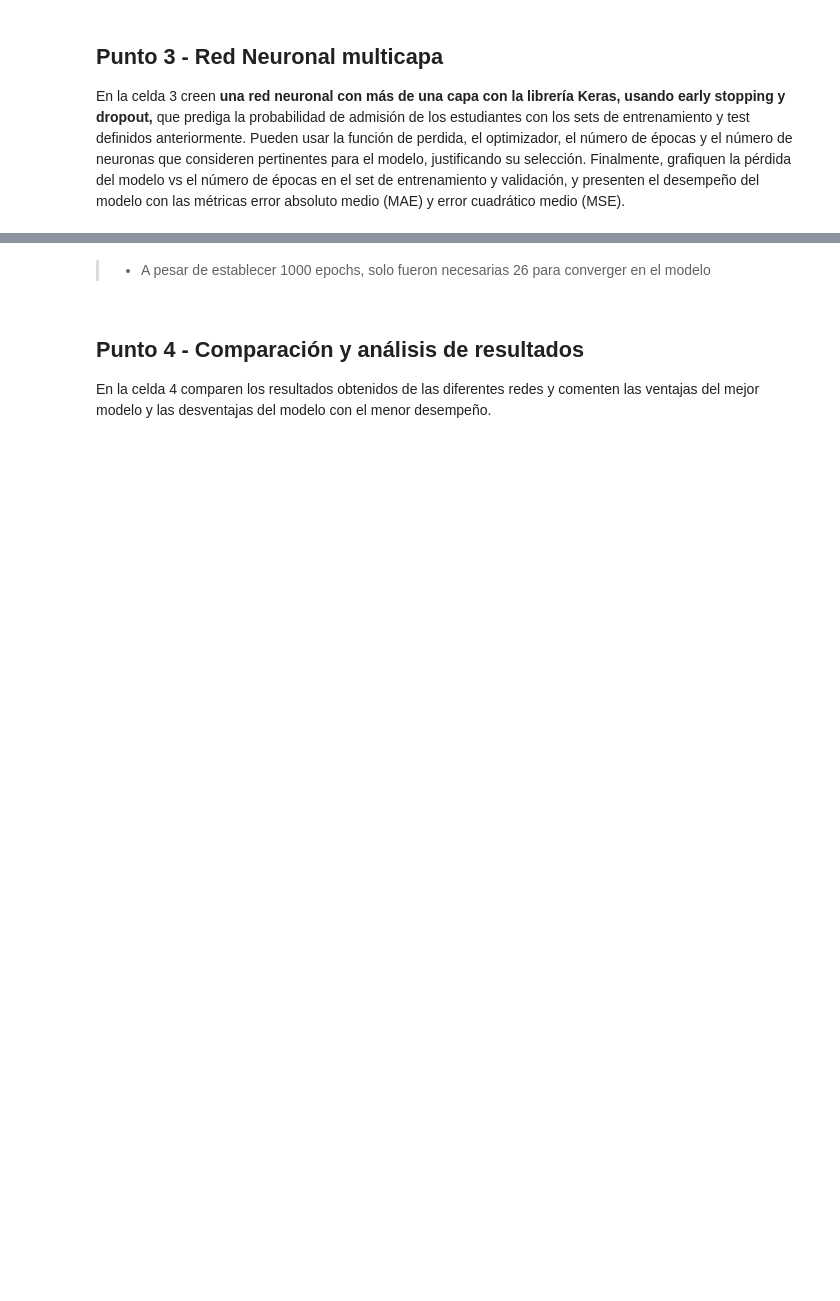
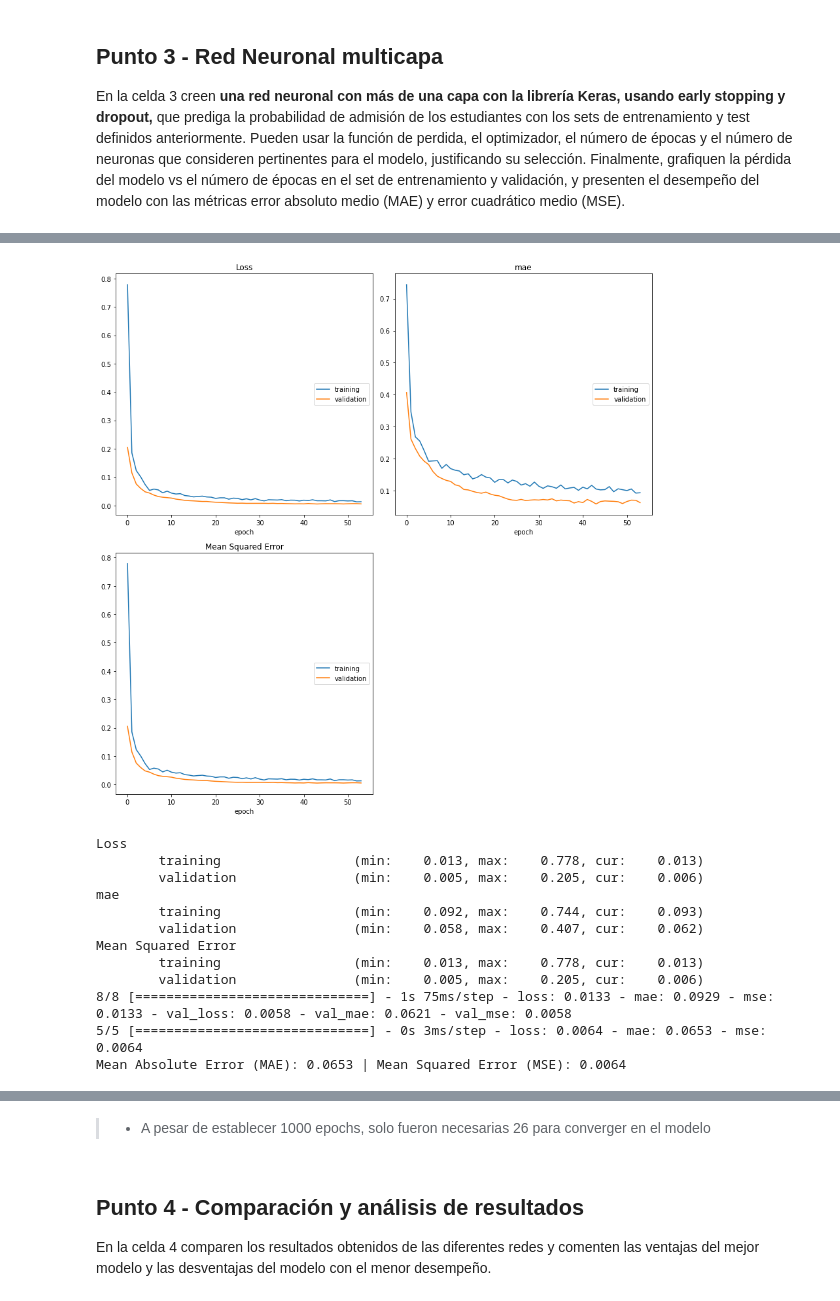
Before and after one commit to dayroncj/MIAD_ML_NLP_2023, a Jupyter notebook: Semana 6/S6TC1-Redes_Neuronales.ipynb, the cells around one changed output, grey strips where cells are left out. Cells and saved outputs as stored; diff of their text form; code cells hidden in the pictures; blank space fills up the shorter version.

```diff
--- a/Semana 6/S6TC1-Redes_Neuronales.ipynb
+++ b/Semana 6/S6TC1-Redes_Neuronales.ipynb
@@ -200,3 +284,46 @@ Mean Absolute Error (MAE): 0.0480 | Mean Squared Error (MSE): 0.0042
+# %%
+from tensorflow.keras.constraints import MaxNorm
+
+# Limpiamos la sesión para no ocupar tanta memoria
+K.clear_session()
+
+# Definimos una red neuronal con la función Sequential()
+model = Sequential()
+
+# Capa 1
+model.add(Dense(128, input_shape=(dims,), activation='relu', kernel_constraint=MaxNorm(3)))
+model.add(Dropout(0.2)) # https://machinelearningmastery.com/dropout-regularization-deep-learning-models-keras/
+
+# Capa 2
+model.add(Dense(64, activation='relu', kernel_constraint=MaxNorm(3)))
+model.add(Dropout(0.2)) #Mantuve el 20 % por lo mencionado en el enlace
+
+# Capa de salida
+model.add(Dense(output_var, activation='linear'))
+
+model.compile(optimizer='adam', loss='mean_squared_error', metrics=['mae', 'mse'])
+early_stop = EarlyStopping(monitor='val_loss', patience=10)
+
+# Entrenamos la red neuronal con 1000 épocas un batch zise de 32
+history = model.fit(xTrain, yTrain, batch_size=32, epochs=1000, validation_data=(xVal, yVal), callbacks=[PlotLossesKeras(), early_stop])
+
+# Evaluamos el desempeño del modelo
+loss, mae, mse = model.evaluate(xTest, yTest)
+print(f"Mean Absolute Error (MAE): {mae:.4f} | Mean Squared Error (MSE): {mse:.4f}")
+# %% [output]
+[figure, added]
+Loss
+        training                 (min:    0.013, max:    0.778, cur:    0.013)
+        validation               (min:    0.005, max:    0.205, cur:    0.006)
+mae
+        training                 (min:    0.092, max:    0.744, cur:    0.093)
+        validation               (min:    0.058, max:    0.407, cur:    0.062)
+Mean Squared Error
+        training                 (min:    0.013, max:    0.778, cur:    0.013)
+        validation               (min:    0.005, max:    0.205, cur:    0.006)
+8/8 [==============================] - 1s 75ms/step - loss: 0.0133 - mae: 0.0929 - mse: 0.0133 - val_loss: 0.0058 - val_mae: 0.0621 - val_mse: 0.0058
+5/5 [==============================] - 0s 3ms/step - loss: 0.0064 - mae: 0.0653 - mse: 0.0064
+Mean Absolute Error (MAE): 0.0653 | Mean Squared Error (MSE): 0.0064
 # %%
 len(history.epoch)
 # %% [output]
```
Also changed, not shown: parts of 10 cells of this notebook.
